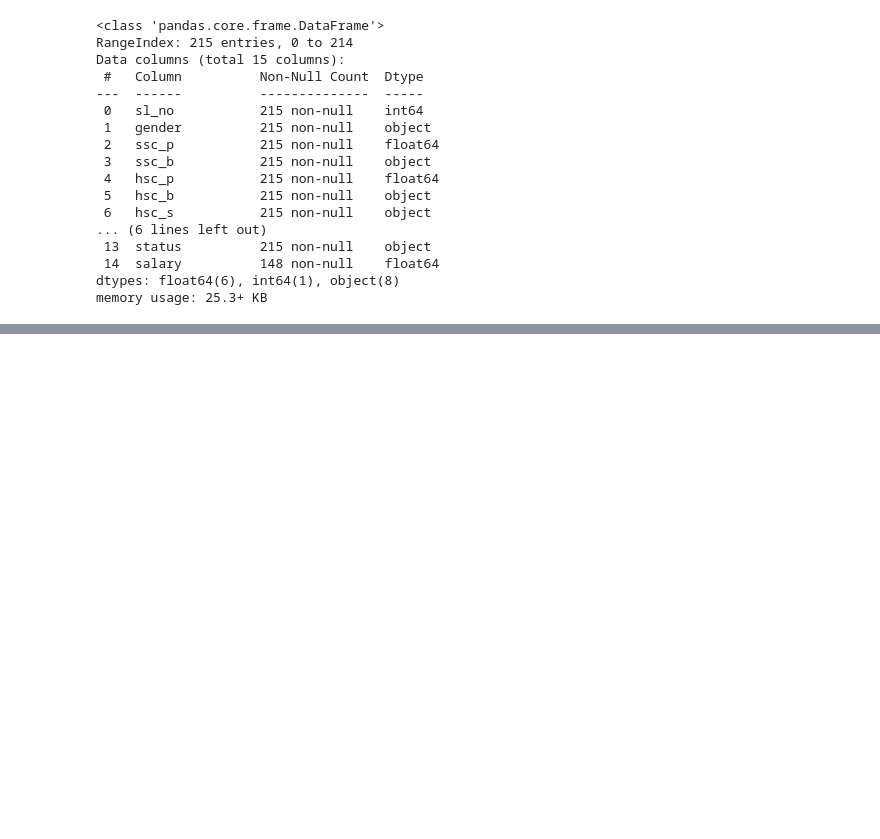
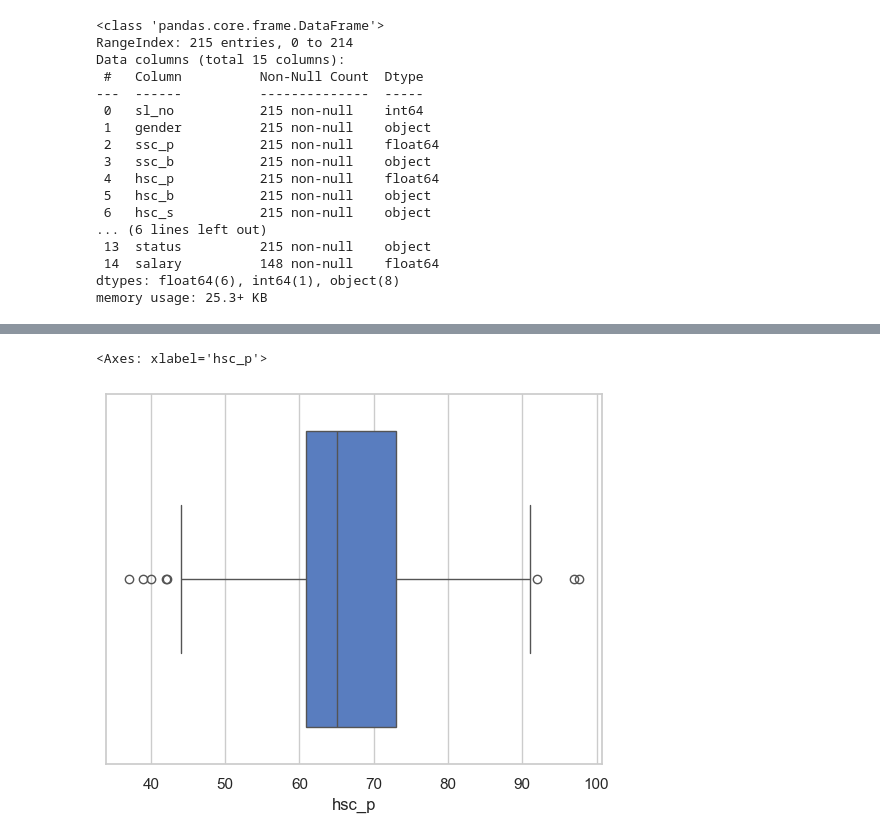
Before and after one commit to heloise-02/Machine_Learning_Studies_Fiap, a Jupyter notebook: Marchine_Learning_Avançado/aula_02/aula_02.ipynb, the cells around one changed output, grey strips where cells are left out. Cells and saved outputs as stored; diff of their text form; code cells hidden in the pictures; blank space fills up the shorter version.

```diff
--- a/Marchine_Learning_Avançado/aula_02/aula_02.ipynb
+++ b/Marchine_Learning_Avançado/aula_02/aula_02.ipynb
@@ -49,0 +107,2 @@ memory usage: 25.3+ KB
+# %%
+dados['salary'].fillna(value=0, inplace=True)
@@ -49,0 +135,5 @@ memory usage: 25.3+ KB
+# %%
+sb.boxplot(x=dados['hsc_p'])
+# %% [output]
+<Axes: xlabel='hsc_p'>
+[figure, added]
```
Also changed, not shown: parts of 25 cells of this notebook.
